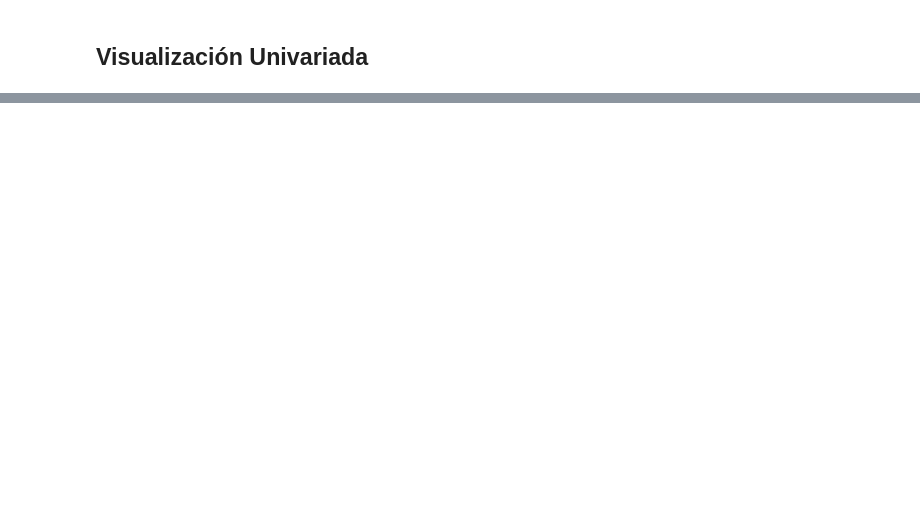
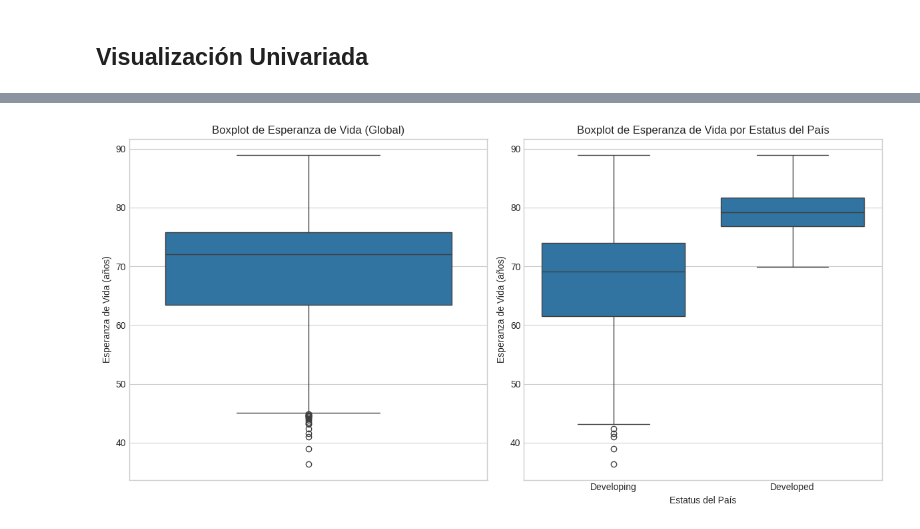
Before and after one commit to polaya813/polaya813, a Jupyter notebook: Copia_de_ENTREGABLE_5.ipynb, the cells around one changed output, grey strips where cells are left out. Saved outputs shown, nothing was run; the diff lists cells and outputs as text; code cells hidden in the pictures; blank space fills up the shorter version.

```diff
--- a/Copia_de_ENTREGABLE_5.ipynb
+++ b/Copia_de_ENTREGABLE_5.ipynb
@@ -291,0 +304,16 @@ dtype: float64
+# %%
+# Boxplot: Para la variable life_expectancy, y también separada por status.
+plt.figure(figsize=(12, 6))
+plt.subplot(1, 2, 1)
+sns.boxplot(y=df_life['life_expectancy'])
+plt.title('Boxplot de Esperanza de Vida (Global)')
+plt.ylabel('Esperanza de Vida (años)')
+plt.subplot(1, 2, 2)
+sns.boxplot(x='status', y='life_expectancy', data=df_life)
+plt.title('Boxplot de Esperanza de Vida por Estatus del País')
+plt.xlabel('Estatus del País')
+plt.ylabel('Esperanza de Vida (años)')
+plt.tight_layout()
+plt.show()
+# %% [output]
+[figure, added]
```
Also changed, not shown: parts of 17 cells of this notebook.
